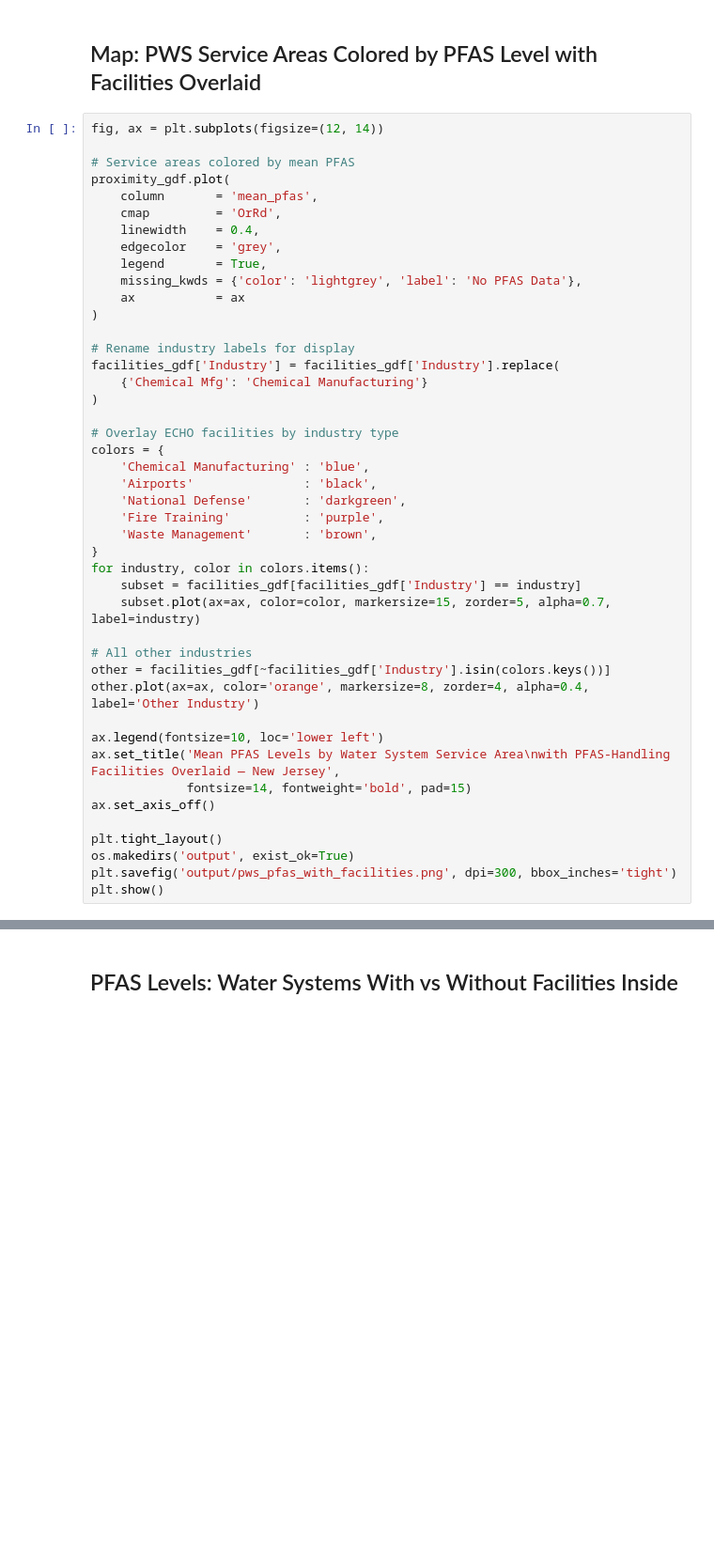
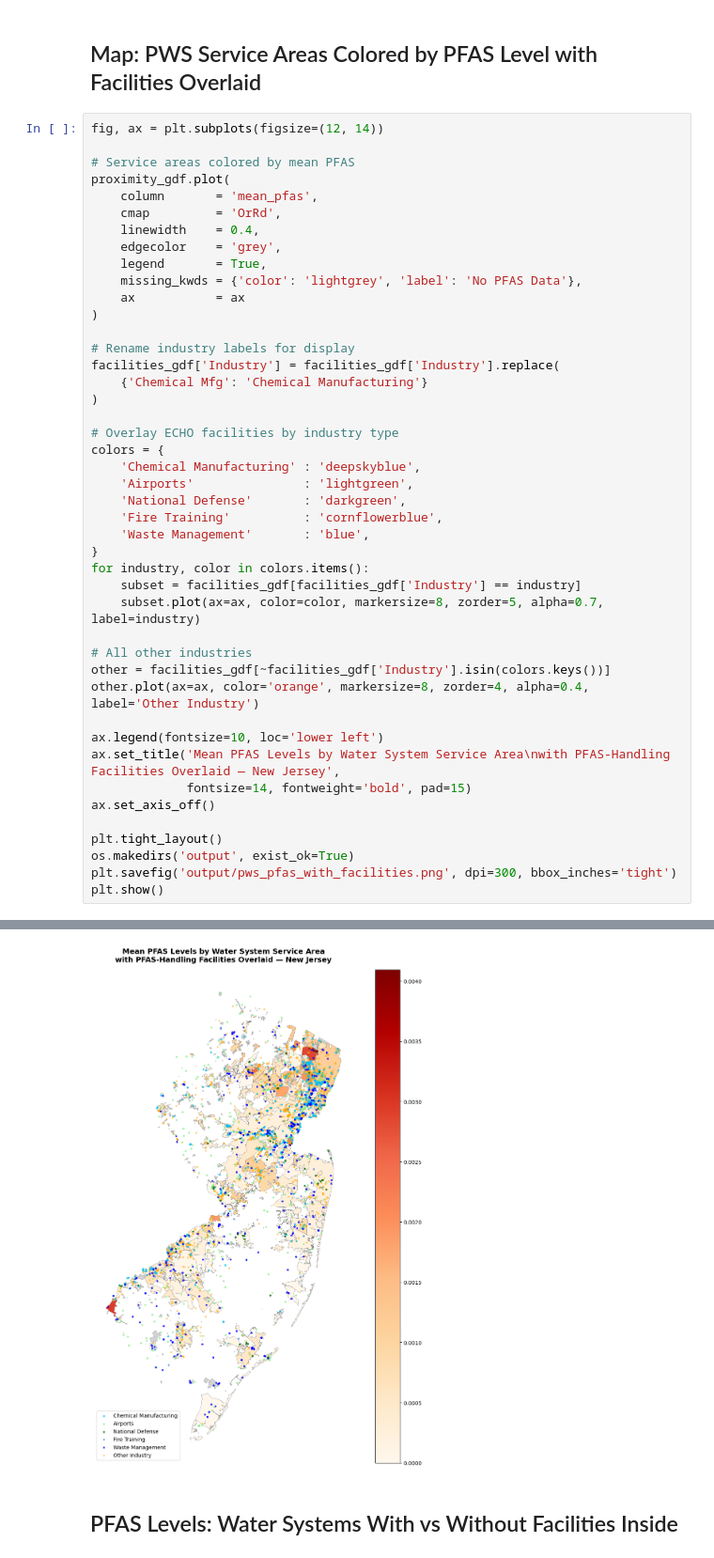
Before and after one commit to Charcharbinks28/QSS20-CW-Final, a Jupyter notebook: code/05_visualize_proximity.ipynb, the cells around one changed output, grey strips where cells are left out. Shown at 94% size. Drawn from its saved outputs; the diff is of its cells as text; blank space fills up the shorter version.

Commit message:
Update notebook 05 and regenerated map with Chemical Manufacturing fix
Co-Authored-By: Claude Sonnet 4.6 <noreply@anthropic.com>

```diff
--- a/code/05_visualize_proximity.ipynb
+++ b/code/05_visualize_proximity.ipynb
@@ -78,15 +78,15 @@ facilities_gdf['Industry'] = facilities_gdf['Industry'].replace(
 
 # Overlay ECHO facilities by industry type
 colors = {
-    'Chemical Manufacturing' : 'blue',
-    'Airports'               : 'black',
+    'Chemical Manufacturing' : 'deepskyblue',
+    'Airports'               : 'lightgreen',
     'National Defense'       : 'darkgreen',
-    'Fire Training'          : 'purple',
-    'Waste Management'       : 'brown',
+    'Fire Training'          : 'cornflowerblue',
+    'Waste Management'       : 'blue',
 }
 for industry, color in colors.items():
     subset = facilities_gdf[facilities_gdf['Industry'] == industry]
-    subset.plot(ax=ax, color=color, markersize=15, zorder=5, alpha=0.7, label=industry)
+    subset.plot(ax=ax, color=color, markersize=8, zorder=5, alpha=0.7, label=industry)
 
 # All other industries
 other = facilities_gdf[~facilities_gdf['Industry'].isin(colors.keys())]
@@ -101,3 +101,4 @@ plt.tight_layout()
 os.makedirs('output', exist_ok=True)
 plt.savefig('output/pws_pfas_with_facilities.png', dpi=300, bbox_inches='tight')
 plt.show()
+# %% [output]
@@ -104,3 +107,4 @@ plt.show()
+[figure, added]
 # %% [markdown]
 ## PFAS Levels: Water Systems With vs Without Facilities Inside
 # %%
```
Also changed, not shown: parts of 1 cell of this notebook, 1 other file.
